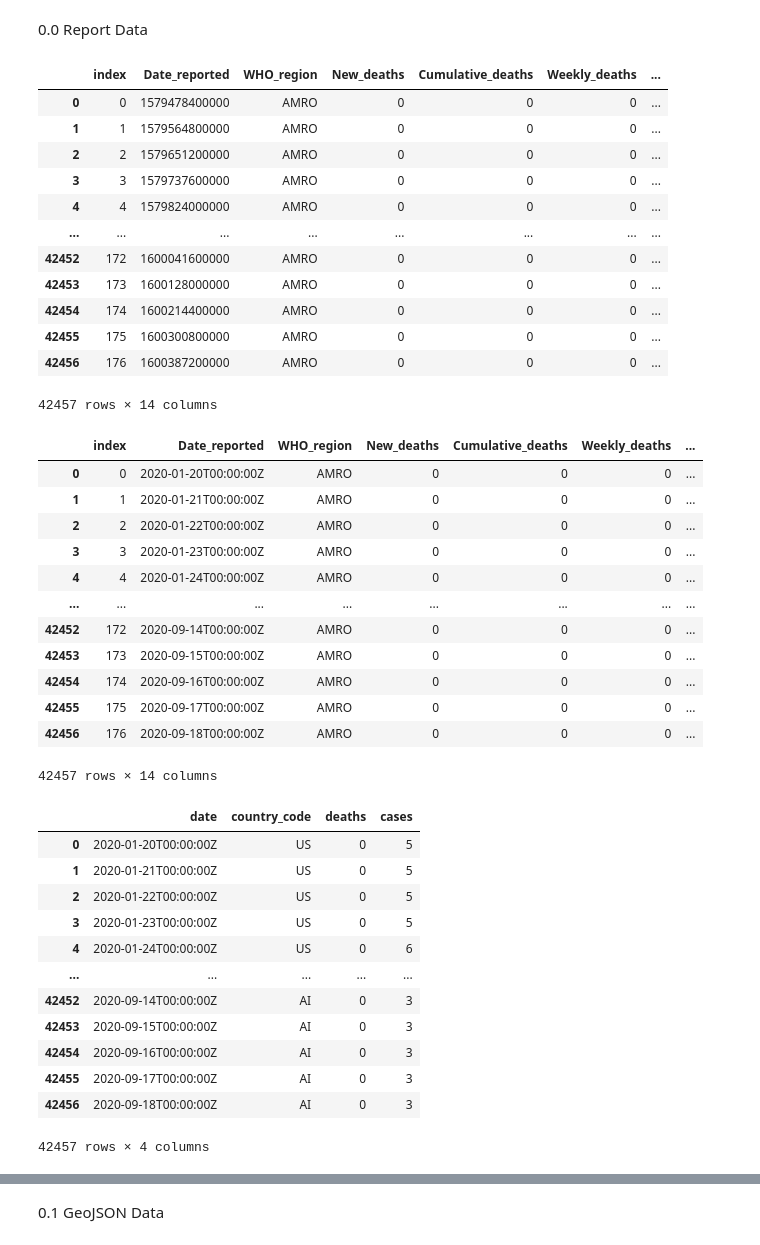
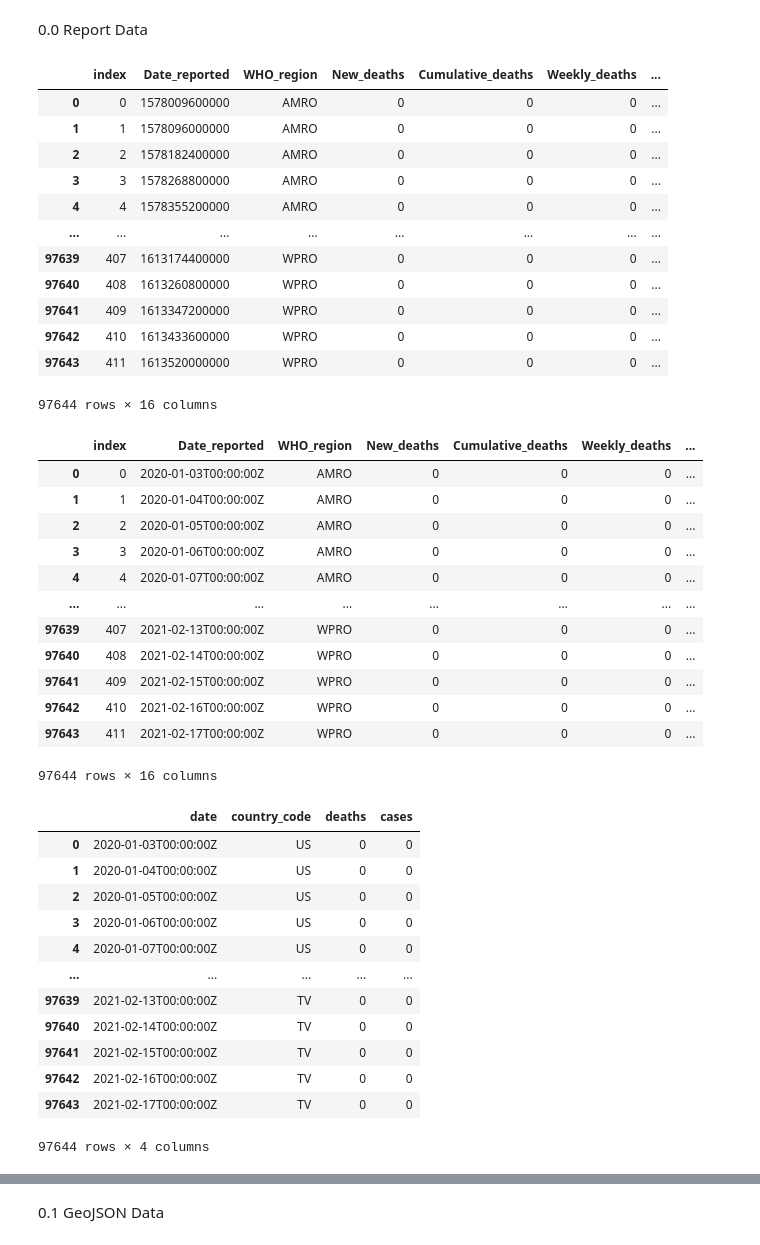
Before and after one commit to cybergis/wherecovid19_webapp, a Jupyter notebook: preprocessing/worldwide/world_layer_usingCountryID.ipynb, the cells around one changed output, grey strips where cells are left out. Cells and saved outputs as stored; diff of their text form; code cells hidden in the pictures.

```diff
--- a/preprocessing/worldwide/world_layer_usingCountryID.ipynb
+++ b/preprocessing/worldwide/world_layer_usingCountryID.ipynb
@@ -15,36 +15,37 @@ Read Data and get basic country groups
 # %%
 # Read updated JSON file
 import json
 with open("global-covid19-who-gis.json") as f:
     df_world_all = json.load(f)
 df_world = df_world_all['result']['pageContext']['rawDataSets']['countryGroups']
 df_world_original = pd.DataFrame()
 for i in range (0,len(df_world)):
     df_world_per_line = pd.DataFrame(df_world[i]['data']['rows'], columns = ['Date_reported','WHO_region',
                                                                           'New_deaths','Cumulative_deaths',
                                                                           'Weekly_deaths','Weekly_deaths_change',
-                                                                          'Deaths_per_million',
+                                                                          'Deaths_per_100k',
                                                                           'New_cases','Cumulative_cases',
                                                                           'Weekly_cases','Weekly_cases_change',
-                                                                          'Cases_per_million'])
+                                                                          'Cases_per_100k',
+                                                                          'WkCasePop','WkDeathPop'])
     df_world_per_line['Country_code'] = df_world[i]['value']
     df_world_original = df_world_original.append(df_world_per_line)
 df_world_original = df_world_original.reset_index()
 df_world_original
 # %% [output]
 |  | index | Date_reported | WHO_region | New_deaths | Cumulative_deaths | Weekly_deaths | ... |
-| 0 | 0 | 1579478400000 | AMRO | 0 | 0 | 0 | ... |
-| 1 | 1 | 1579564800000 | AMRO | 0 | 0 | 0 | ... |
-| 2 | 2 | 1579651200000 | AMRO | 0 | 0 | 0 | ... |
-| 3 | 3 | 1579737600000 | AMRO | 0 | 0 | 0 | ... |
-| 4 | 4 | 1579824000000 | AMRO | 0 | 0 | 0 | ... |
+| 0 | 0 | 1578009600000 | AMRO | 0 | 0 | 0 | ... |
+| 1 | 1 | 1578096000000 | AMRO | 0 | 0 | 0 | ... |
+| 2 | 2 | 1578182400000 | AMRO | 0 | 0 | 0 | ... |
+| 3 | 3 | 1578268800000 | AMRO | 0 | 0 | 0 | ... |
+| 4 | 4 | 1578355200000 | AMRO | 0 | 0 | 0 | ... |
 | ... | ... | ... | ... | ... | ... | ... | ... |
-| 42452 | 172 | 1600041600000 | AMRO | 0 | 0 | 0 | ... |
-| 42453 | 173 | 1600128000000 | AMRO | 0 | 0 | 0 | ... |
-| 42454 | 174 | 1600214400000 | AMRO | 0 | 0 | 0 | ... |
-| 42455 | 175 | 1600300800000 | AMRO | 0 | 0 | 0 | ... |
-| 42456 | 176 | 1600387200000 | AMRO | 0 | 0 | 0 | ... |
+| 97639 | 407 | 1613174400000 | WPRO | 0 | 0 | 0 | ... |
+| 97640 | 408 | 1613260800000 | WPRO | 0 | 0 | 0 | ... |
+| 97641 | 409 | 1613347200000 | WPRO | 0 | 0 | 0 | ... |
+| 97642 | 410 | 1613433600000 | WPRO | 0 | 0 | 0 | ... |
+| 97643 | 411 | 1613520000000 | WPRO | 0 | 0 | 0 | ... |
-42457 rows × 14 columns
+97644 rows × 16 columns
 # %%
 # Convert the time by using the UTC timezone
 def time_conversion(in_time):
@@ -54,18 +55,18 @@ df_world_original['Date_reported']=df_world_original['Date_reported'].apply(time
 df_world_original
 # %% [output]
 |  | index | Date_reported | WHO_region | New_deaths | Cumulative_deaths | Weekly_deaths | ... |
-| 0 | 0 | 2020-01-20T00:00:00Z | AMRO | 0 | 0 | 0 | ... |
-| 1 | 1 | 2020-01-21T00:00:00Z | AMRO | 0 | 0 | 0 | ... |
-| 2 | 2 | 2020-01-22T00:00:00Z | AMRO | 0 | 0 | 0 | ... |
-| 3 | 3 | 2020-01-23T00:00:00Z | AMRO | 0 | 0 | 0 | ... |
-| 4 | 4 | 2020-01-24T00:00:00Z | AMRO | 0 | 0 | 0 | ... |
+| 0 | 0 | 2020-01-03T00:00:00Z | AMRO | 0 | 0 | 0 | ... |
+| 1 | 1 | 2020-01-04T00:00:00Z | AMRO | 0 | 0 | 0 | ... |
+| 2 | 2 | 2020-01-05T00:00:00Z | AMRO | 0 | 0 | 0 | ... |
+| 3 | 3 | 2020-01-06T00:00:00Z | AMRO | 0 | 0 | 0 | ... |
+| 4 | 4 | 2020-01-07T00:00:00Z | AMRO | 0 | 0 | 0 | ... |
 | ... | ... | ... | ... | ... | ... | ... | ... |
-| 42452 | 172 | 2020-09-14T00:00:00Z | AMRO | 0 | 0 | 0 | ... |
-| 42453 | 173 | 2020-09-15T00:00:00Z | AMRO | 0 | 0 | 0 | ... |
-| 42454 | 174 | 2020-09-16T00:00:00Z | AMRO | 0 | 0 | 0 | ... |
-| 42455 | 175 | 2020-09-17T00:00:00Z | AMRO | 0 | 0 | 0 | ... |
-| 42456 | 176 | 2020-09-18T00:00:00Z | AMRO | 0 | 0 | 0 | ... |
+| 97639 | 407 | 2021-02-13T00:00:00Z | WPRO | 0 | 0 | 0 | ... |
+| 97640 | 408 | 2021-02-14T00:00:00Z | WPRO | 0 | 0 | 0 | ... |
+| 97641 | 409 | 2021-02-15T00:00:00Z | WPRO | 0 | 0 | 0 | ... |
+| 97642 | 410 | 2021-02-16T00:00:00Z | WPRO | 0 | 0 | 0 | ... |
+| 97643 | 411 | 2021-02-17T00:00:00Z | WPRO | 0 | 0 | 0 | ... |
-42457 rows × 14 columns
+97644 rows × 16 columns
 # %%
 # Only keep the necessary columns and rename them
 df_world_original = df_world_original[['Date_reported','Country_code','Cumulative_deaths','Cumulative_cases']]
@@ -74,18 +75,18 @@ df_world_original = df_world_original.rename(columns={"Date_reported": "date", "
 df_world_original
 # %% [output]
 |  | date | country_code | deaths | cases |
-| 0 | 2020-01-20T00:00:00Z | US | 0 | 5 |
-| 1 | 2020-01-21T00:00:00Z | US | 0 | 5 |
-| 2 | 2020-01-22T00:00:00Z | US | 0 | 5 |
-| 3 | 2020-01-23T00:00:00Z | US | 0 | 5 |
-| 4 | 2020-01-24T00:00:00Z | US | 0 | 6 |
+| 0 | 2020-01-03T00:00:00Z | US | 0 | 0 |
+| 1 | 2020-01-04T00:00:00Z | US | 0 | 0 |
+| 2 | 2020-01-05T00:00:00Z | US | 0 | 0 |
+| 3 | 2020-01-06T00:00:00Z | US | 0 | 0 |
+| 4 | 2020-01-07T00:00:00Z | US | 0 | 0 |
 | ... | ... | ... | ... | ... |
-| 42452 | 2020-09-14T00:00:00Z | AI | 0 | 3 |
-| 42453 | 2020-09-15T00:00:00Z | AI | 0 | 3 |
-| 42454 | 2020-09-16T00:00:00Z | AI | 0 | 3 |
-| 42455 | 2020-09-17T00:00:00Z | AI | 0 | 3 |
-| 42456 | 2020-09-18T00:00:00Z | AI | 0 | 3 |
+| 97639 | 2021-02-13T00:00:00Z | TV | 0 | 0 |
+| 97640 | 2021-02-14T00:00:00Z | TV | 0 | 0 |
+| 97641 | 2021-02-15T00:00:00Z | TV | 0 | 0 |
+| 97642 | 2021-02-16T00:00:00Z | TV | 0 | 0 |
+| 97643 | 2021-02-17T00:00:00Z | TV | 0 | 0 |
-42457 rows × 4 columns
+97644 rows × 4 columns
 # %%
 # Only keep the date
 df_world_original['date'] = df_world_original['date'].str[0:10]
```
Also changed, not shown: parts of 12 cells of this notebook.
